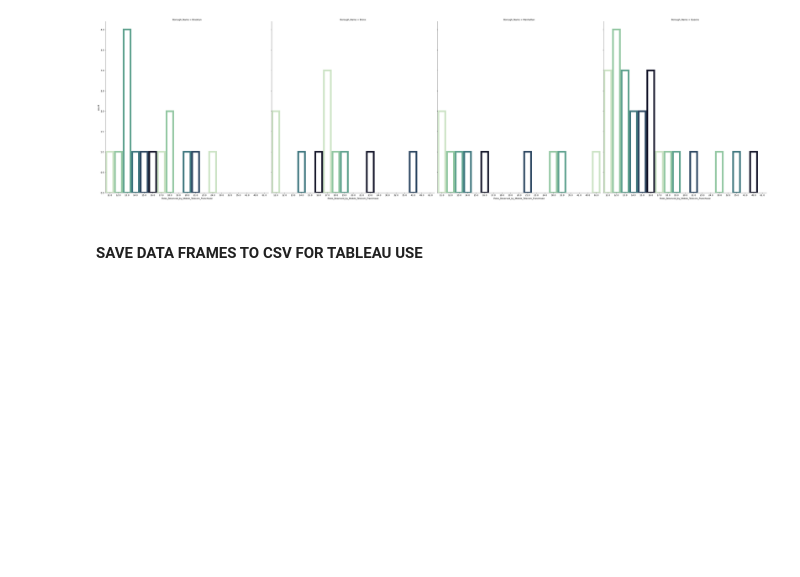
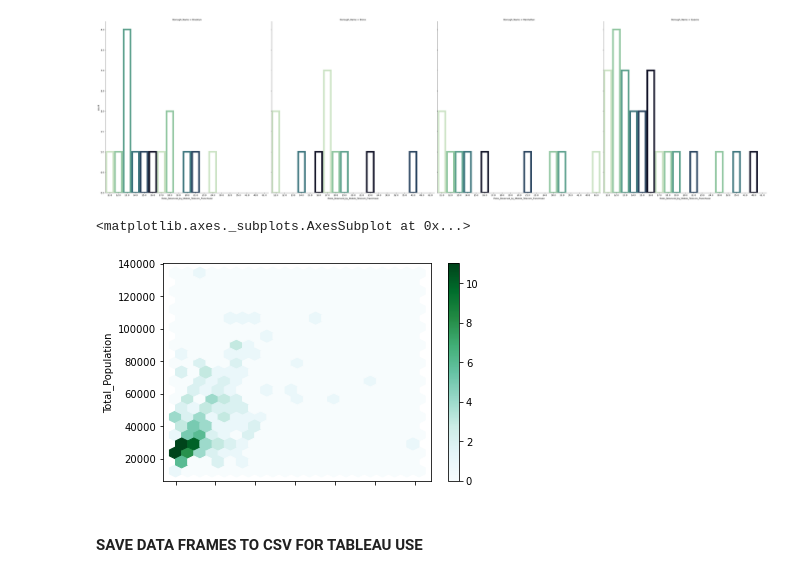
Before and after one commit to Sricha02/FINAL_CAP, a Jupyter notebook: TelecommunicationsWITHmodel.ipynb, the cells around one changed output. Saved outputs shown, nothing was run; the diff lists cells and outputs as text; code cells hidden in the pictures; blank space fills up the shorter version.

```diff
--- a/TelecommunicationsWITHmodel.ipynb
+++ b/TelecommunicationsWITHmodel.ipynb
@@ -300,3 +383,8 @@ g = sns.catplot('Poles_Reserved_by_Mobile_Telecom_Franchisee', col='Borough_Name
                    edgecolor=sns.color_palette("ch:55530555.1,-.5,dark=.1"))
 # %% [output]
 [figure]
+# %%
+imp.plot(kind='hexbin', y='Total_Population', x='Poles_Reserved_by_Mobile_Telecom_Franchisee', gridsize=20)
+# %% [output]
+<matplotlib.axes._subplots.AxesSubplot at 0x...>
+[figure, added]
```
Also changed, not shown: parts of 27 cells of this notebook, 56 other files.
